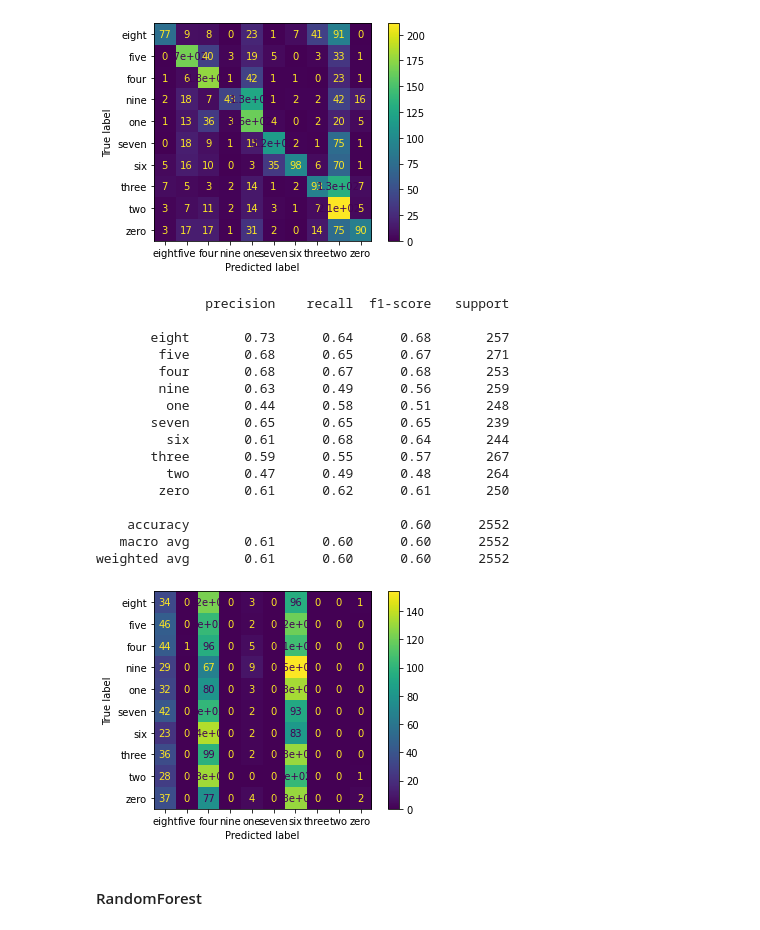
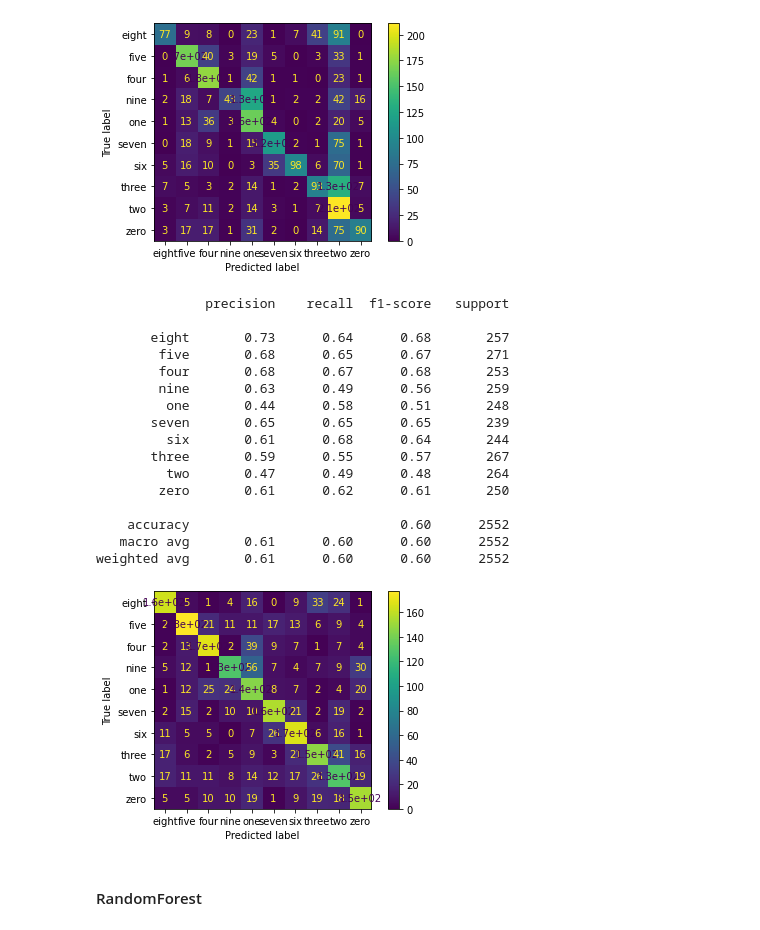
Before and after one commit to francotestori/aauba_02, a Jupyter notebook: Solution_Developement.ipynb, the cells around one changed output. Saved outputs shown, nothing was run; the diff lists cells and outputs as text; code cells hidden in the pictures.

```diff
--- a/Solution_Developement.ipynb
+++ b/Solution_Developement.ipynb
@@ -706,32 +708,32 @@ weighted avg       0.61      0.48      0.48      2552
 # %%
 
 ## Scaled
 awn40_pred_scaled = gnb_scaled.predict(awn40_scaled_features)
 
 # Confusion Matrix
-plot_confusion_matrix(gnb, awn40_scaled_features, awn40_target)
+plot_confusion_matrix(gnb_scaled, awn40_scaled_features, awn40_target)
 
 # Classification Report
 awn40_scaled_report = classification_report(awn40_target, awn40_pred_scaled)
 print(awn40_scaled_report)
 # %% [output]
               precision    recall  f1-score   support
 
        eight       0.73      0.64      0.68       257
         five       0.68      0.65      0.67       271
         four       0.68      0.67      0.68       253
         nine       0.63      0.49      0.56       259
          one       0.44      0.58      0.51       248
        seven       0.65      0.65      0.65       239
          six       0.61      0.68      0.64       244
        three       0.59      0.55      0.57       267
          two       0.47      0.49      0.48       264
         zero       0.61      0.62      0.61       250
 
     accuracy                           0.60      2552
    macro avg       0.61      0.60      0.60      2552
 weighted avg       0.61      0.60      0.60      2552
-[figure, old version]
+[figure, new version]
 # %% [markdown]
 #### RandomForest
 # %%
```
Also changed, not shown: parts of 24 cells of this notebook.
